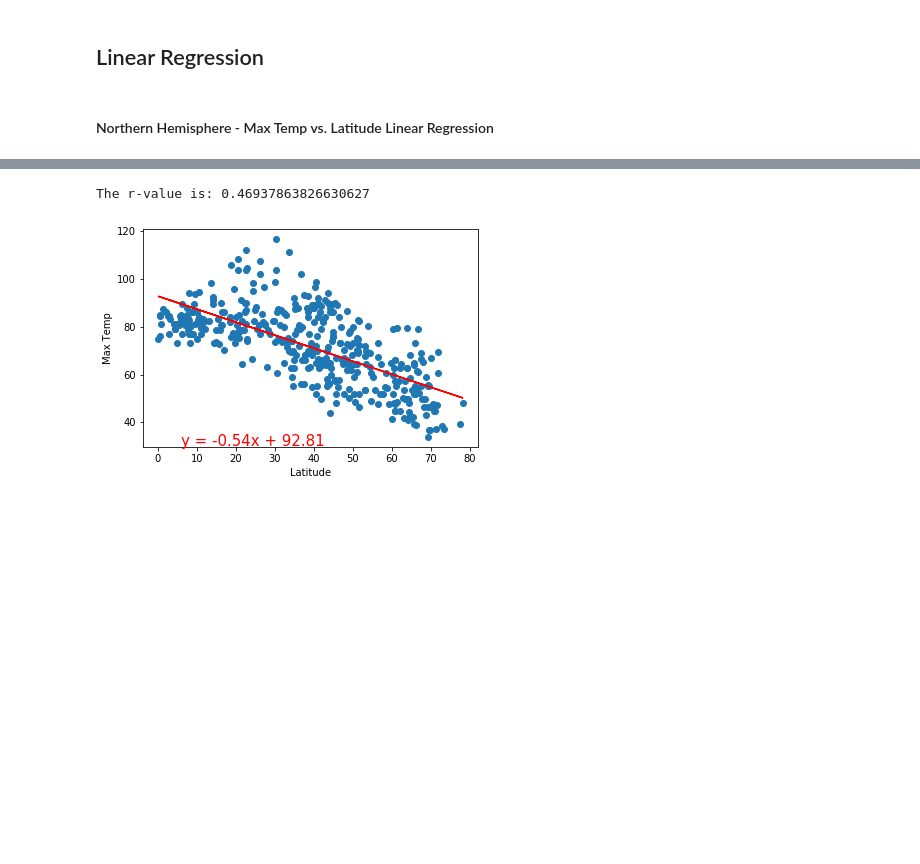
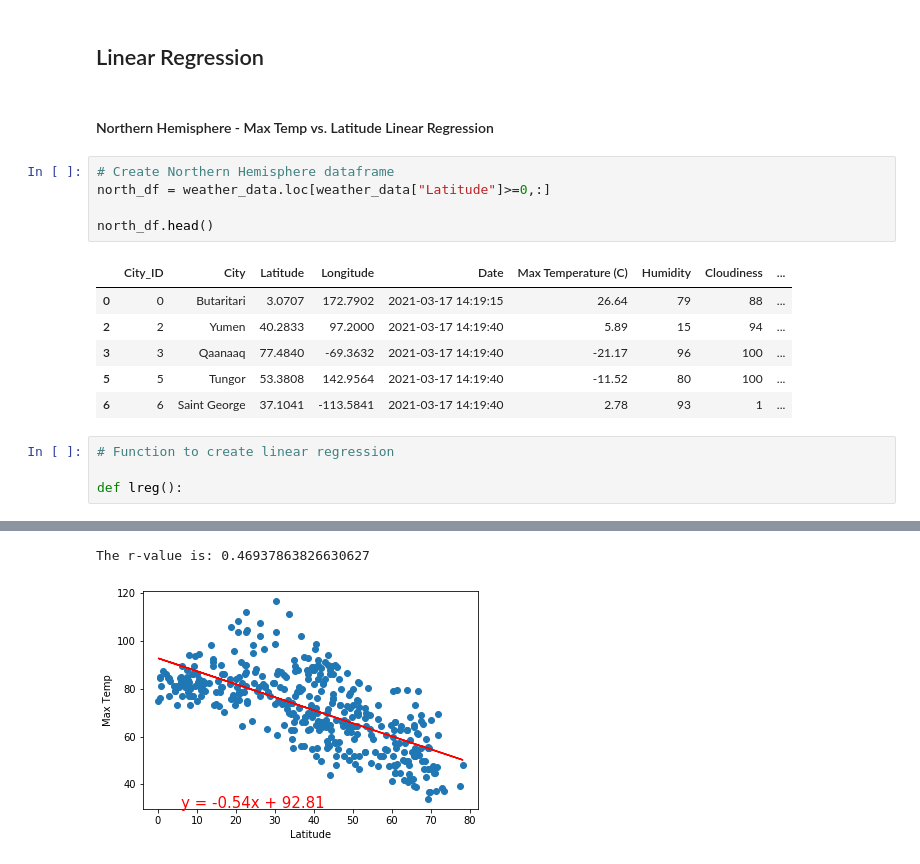
Before and after one commit to thienangiao/python-api-challenge, a Jupyter notebook: WeatherPy/WeatherPy.ipynb, the cells around one changed output, grey strips where cells are left out. Cells and saved outputs as stored; diff of their text form; blank space fills up the shorter version.

```diff
--- a/WeatherPy/WeatherPy.ipynb
+++ b/WeatherPy/WeatherPy.ipynb
@@ -255,3 +256,19 @@ There is no distinct difference in term of wind speed to make a solid conclusion
 ## Linear Regression
 # %% [markdown]
 ####  Northern Hemisphere - Max Temp vs. Latitude Linear Regression
+# %%
+# Create Northern Hemisphere dataframe
+north_df = weather_data.loc[weather_data["Latitude"]>=0,:]
+
+north_df.head()
+# %% [output]
+|  | City_ID | City | Latitude | Longitude | Date | Max Temperature (C) | Humidity | Cloudiness | ... |
+| 0 | 0 | Butaritari | 3.0707 | 172.7902 | 2021-03-17 14:19:15 | 26.64 | 79 | 88 | ... |
+| 2 | 2 | Yumen | 40.2833 | 97.2000 | 2021-03-17 14:19:40 | 5.89 | 15 | 94 | ... |
+| 3 | 3 | Qaanaaq | 77.4840 | -69.3632 | 2021-03-17 14:19:40 | -21.17 | 96 | 100 | ... |
+| 5 | 5 | Tungor | 53.3808 | 142.9564 | 2021-03-17 14:19:40 | -11.52 | 80 | 100 | ... |
+| 6 | 6 | Saint George | 37.1041 | -113.5841 | 2021-03-17 14:19:40 | 2.78 | 93 | 1 | ... |
+# %%
+# Function to create linear regression
+
+def lreg():
```
Also changed, not shown: parts of 2 cells of this notebook.
